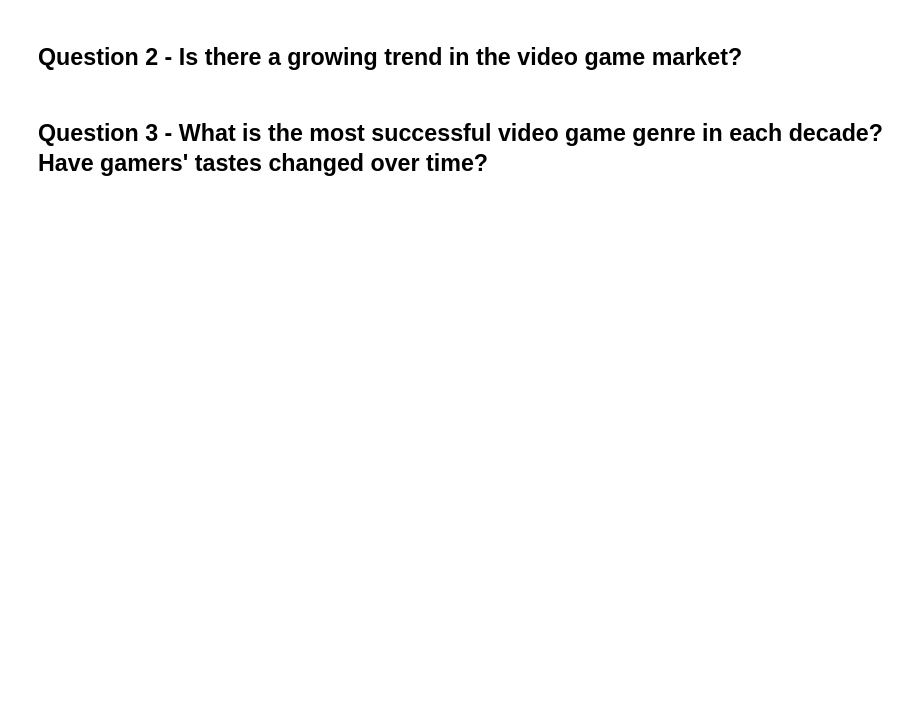
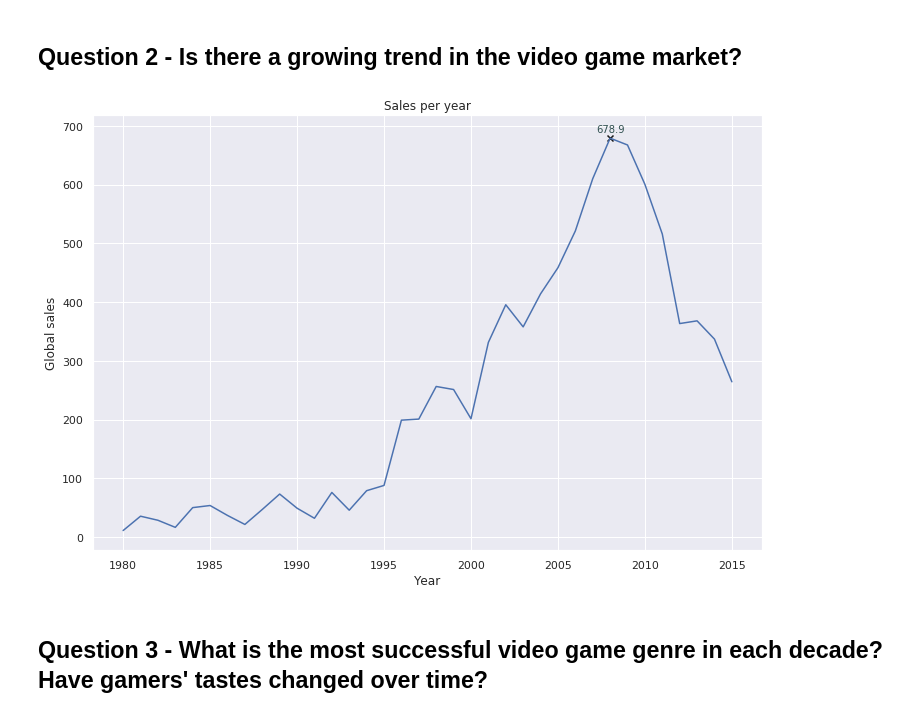
Before and after one commit to tomasborrella/video-game-sales-analysis, a Jupyter notebook: notebook/video-game-sales-analysis.ipynb, the cells around one changed output. Cells and saved outputs as stored; diff of their text form; code cells hidden in the pictures; blank space fills up the shorter version.

```diff
--- a/notebook/video-game-sales-analysis.ipynb
+++ b/notebook/video-game-sales-analysis.ipynb
@@ -303,4 +305,37 @@ HTML(animator.to_jshtml())
 # %% [markdown]
 ## Question 2 - Is there a growing trend in the video game market?
+# %%
+df_global_sales_per_year = df_clean.groupby('Year')['Global_Sales'].sum().reset_index()
+
+# Remove 2016 because the year is not complete
+
+df_global_sales_per_year = df_global_sales_per_year[df_global_sales_per_year['Year'] < 2016]
+# %%
+# dataframe with maximum to be able to plot the point
+
+maximum = df_global_sales_per_year['Global_Sales'].abs().max()
+df_global_sales_per_year['max'] = df_global_sales_per_year['Global_Sales'].apply(lambda x: np.nan if x < maximum else maximum)
+df_max = df_global_sales_per_year.loc[df_global_sales_per_year['max'] == df_global_sales_per_year['max'].max(),['Year', 'Global_Sales']]
+# %%
+# plot using lineplot
+
+fig, ax = plt.subplots()
+
+sns.lineplot(data=df_global_sales_per_year, x='Year', y='Global_Sales', ci=None, ax=ax)
+
+ax.scatter(df_max.iloc[0]['Year'],
+           df_max.iloc[0]['Global_Sales'],
+           c='k',
+           marker='x')
+ax.text(df_max.iloc[0]['Year'],
+        df_max.iloc[0]['Global_Sales'] + 10,
+        str(round(df_max.iloc[0]['Global_Sales'],3)),
+        ha='center',
+        size=10,
+        color='#2F4F4F')
+
+ax.set(xlabel="Year", ylabel="Global sales", title="Sales per year");
+# %% [output]
+[figure, added]
 # %% [markdown]
 ## Question 3 - What is the most successful video game genre in each decade? Have gamers' tastes changed over time?
```
Also changed, not shown: parts of 7 cells of this notebook.
